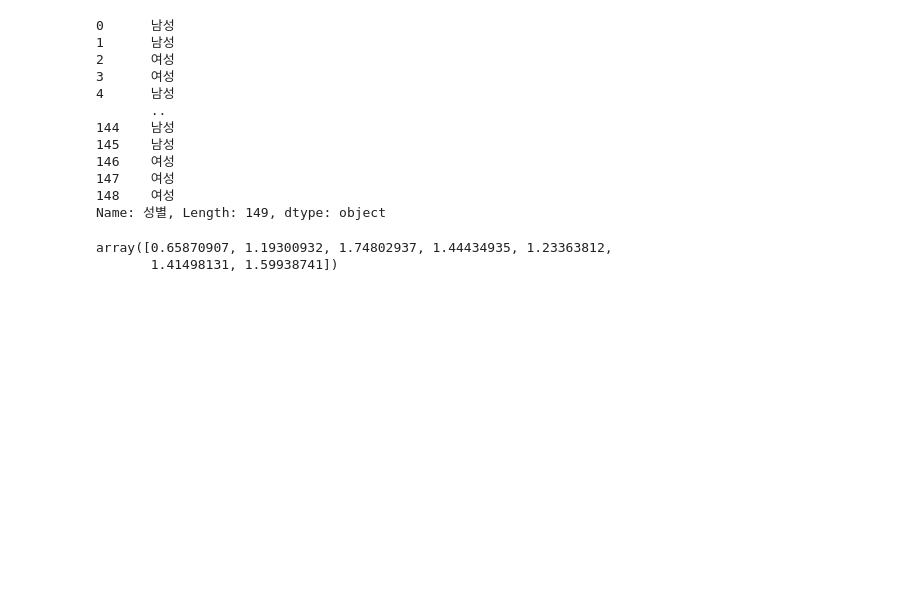
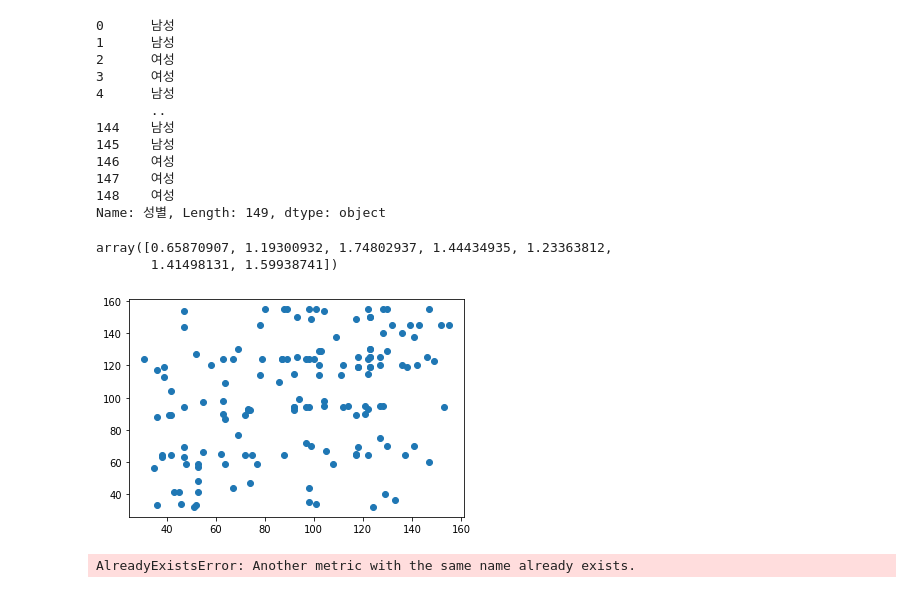
Before and after one commit to gkdnfka/Travel_Together, a Jupyter notebook: Data/new_model_test.ipynb, the cells around one changed output. Drawn from its saved outputs; the diff is of its cells as text; code cells hidden in the pictures; blank space fills up the shorter version.

Commit message:
new model 작업중.

```diff
--- a/Data/new_model_test.ipynb
+++ b/Data/new_model_test.ipynb
@@ -51,3 +51,25 @@ var_arr
 # %% [output]
 array([0.65870907, 1.19300932, 1.74802937, 1.44434935, 1.23363812,
        1.41498131, 1.59938741])
+# %%
+gender_data = df.loc[:, '성별']
+want_data = df.loc[:, '경험']
+#exp_data = df.loc[:, '경험']
+personal_data = np.zeros(shape = (gender_data.size, 7))
+
+for i in range(gender_data.size):
+    for j in range(1, df.loc[i].size - 1):
+        personal_data[i][j-1] = df.iloc[i][j]
+# %%
+new_input = np.zeros(shape = (gender_data.size, 3))
+for i in range(gender_data.size):
+    xpos = personal_data[i][2] * 25 + personal_data[i][3]*5 + personal_data[i][4]
+    ypos = personal_data[i][6] * 25 + personal_data[i][5]*5 + personal_data[i][1]
+    new_input[i] = np.array([xpos, ypos, 0 if gender_data[i] == '여성' else 1])
+# %%
+import matplotlib.pyplot as plt
+
+plt.scatter(new_input[:, 0], new_input[:, 1])
+plt.show()
+# %% [output]
+[figure, added]
@@ -53,0 +87,17 @@ array([0.65870907, 1.19300932, 1.74802937, 1.44434935, 1.23363812,
+# %%
+import tensorflow as tf
+from keras import models
+from keras import layers
+from keras import regularizers
+
+def build_model(train_len):
+    model = models.Sequential()
+    model.add(layers.Dense(16, activation = 'relu', input_shape = (train_len, )))
+    model.add(layers.Dense(16, activation = 'relu'))
+    model.add(layers.Dense(7))
+
+    model.compile(optimizer = 'rmsprop', loss='mse', metrics=[tf.keras.metrics.MeanAbsoluteError()])
+    #model.compile(optimizer = 'adam', loss='mse', metrics=['accuracy'])
+    return model
+# %% [output]
+AlreadyExistsError: Another metric with the same name already exists.
```
Also changed, not shown: parts of 3 cells of this notebook.
